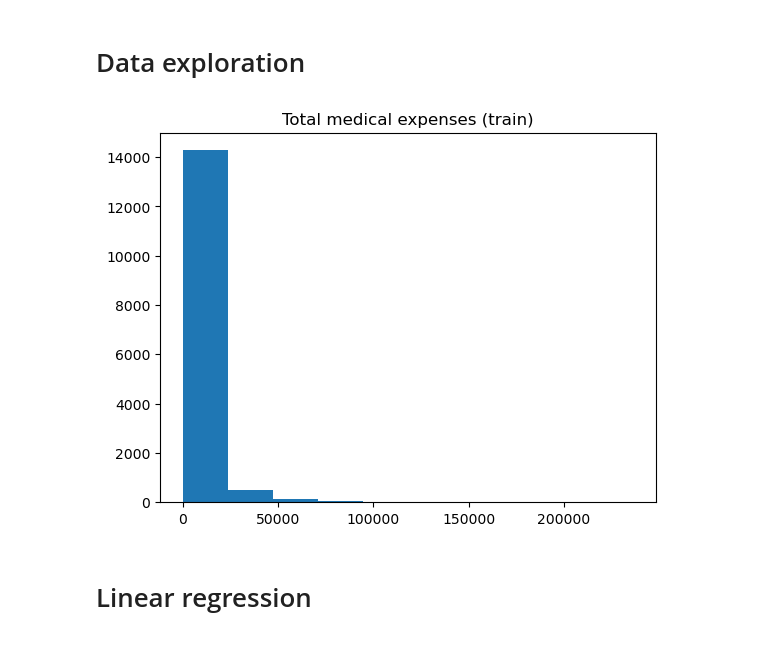
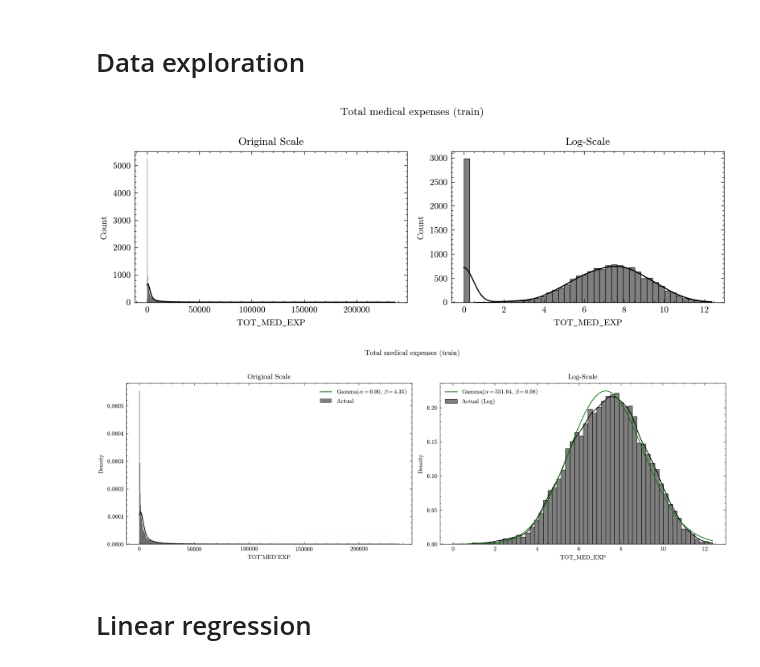
Before and after one commit to CamiloMartinezM/ml-healthcare-project, a Jupyter notebook: original.ipynb, the cells around one changed output. Cells and saved outputs as stored; diff of their text form; code cells hidden in the pictures.

```diff
--- a/original.ipynb
+++ b/original.ipynb
@@ -46,15 +90,76 @@ df_train.head()
 5 rows × 110 columns
 # %% [markdown]
 # Data exploration
-# %%
-# TODO: explore the data thoroughly, i.e. look for missing values, plot feature histograms, etc
-
-# This is a (rather bad) plot to get you started:
-plt.hist(df_train['TOT_MED_EXP'])
-plt.title("Total medical expenses (train)")
-plt.show()
-# %% [output]
-[figure, removed]
+# %%
+# Plotting
+with plt.style.context(PAPER_STYLE), safe_latex_context(df_train) as safe:
+    fig, (ax1, ax2) = plt.subplots(1, 2, figsize=(8, 3), dpi=DPI)
+    sns.histplot(df_train[REG_TARGET], kde=True, ax=ax1)
+    ax1.set_title("Original Scale")
+    ax1.set_xlabel(safe("TOT_MED_EXP"))
+
+    sns.histplot(np.log1p(df_train[REG_TARGET]), kde=True, ax=ax2)
+    ax2.set_title("Log-Scale")
+    ax2.set_xlabel(safe("TOT_MED_EXP"))
+
+    fig.suptitle("Total medical expenses (train)", y=0.95)
+    fig.tight_layout(rect=[0, 0, 1, 0.95])
+    plt.show()
+# %% [output]
+[figure, added]
+# %%
+
+df_train_copy = df_train.copy()
+df_train_copy.drop(df_train_copy[df_train_copy["TOT_MED_EXP"] == 0].index, inplace=True)
+df_train_copy.reset_index(drop=True, inplace=True)
+
+# Assuming df_train and REG_TARGET are defined
+data = df_train_copy[REG_TARGET]
+log_data = np.log1p(data)
+
+# Fit Gamma distribution to original data
+gamma_params = stats.gamma.fit(data)
+gamma_dist = stats.gamma(*gamma_params)
+
+# Fit Gamma distribution to log-transformed data
+log_gamma_params = stats.gamma.fit(log_data)
+log_gamma_dist = stats.gamma(*log_gamma_params)
+
+# Plotting
+with plt.style.context(PAPER_STYLE), safe_latex_context(df_train_copy) as safe:
+    fig, (ax1, ax2) = plt.subplots(1, 2, figsize=(12, 4), dpi=DPI)
+
+    # Original Scale
+    sns.histplot(data, kde=True, ax=ax1, stat="density", label="Actual")
+    x_range = np.linspace(0, data.max(), 1000)
+    ax1.plot(
+        x_range,
+        gamma_dist.pdf(x_range),
+        "g-",
+        label=r"Gamma($\alpha=$" + f"{gamma_params[0]:.2f}, " + r"$\beta=$" + f"{gamma_params[2]:.2f})",
+    )
+    ax1.set_title("Original Scale")
+    ax1.set_xlabel("TOT_MED_EXP")
+    ax1.legend()
+
+    # Log-Scale
+    sns.histplot(log_data, kde=True, ax=ax2, stat="density", label="Actual (Log)")
+    x_range_log = np.linspace(0, log_data.max(), 1000)
+    ax2.plot(
+        x_range_log,
+        log_gamma_dist.pdf(x_range_log),
+        "g-",
+        label=r"Gamma($\alpha=$" + f"{log_gamma_params[0]:.2f}, " + r"$\beta=$" + f"{log_gamma_params[2]:.2f})",
+    )
+    ax2.set_title("Log-Scale")
+    ax2.set_xlabel(safe("TOT_MED_EXP"))
+    ax2.legend()
+
+    fig.suptitle("Total medical expenses (train)", y=1.02)
+    fig.tight_layout()
+    plt.show()
+# %% [output]
+[figure, added]
 # %% [markdown]
 # Linear regression
 # %% [markdown]
```
Also changed, not shown: parts of 15 cells of this notebook, 17 other files.
